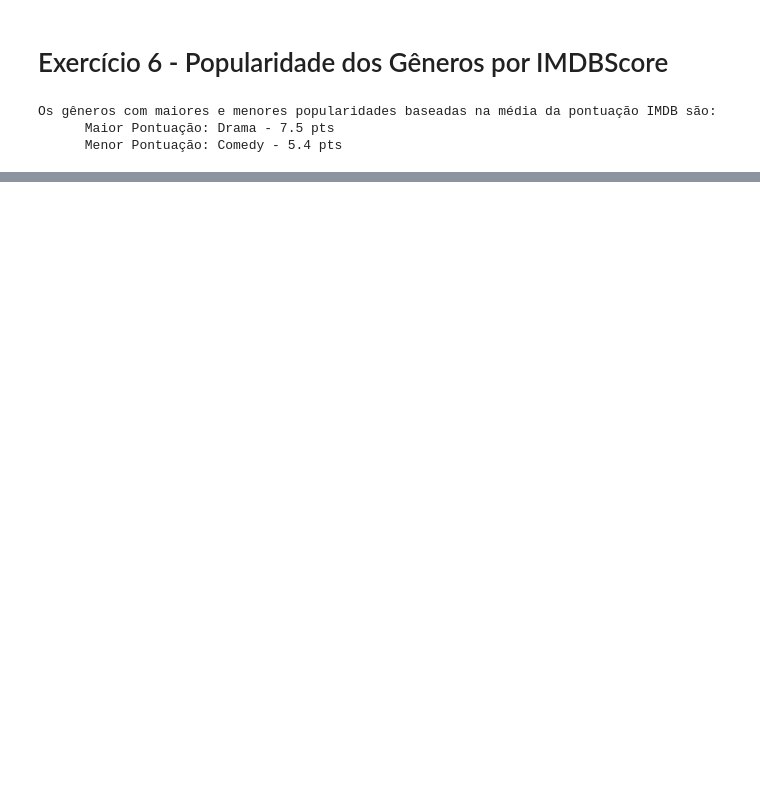
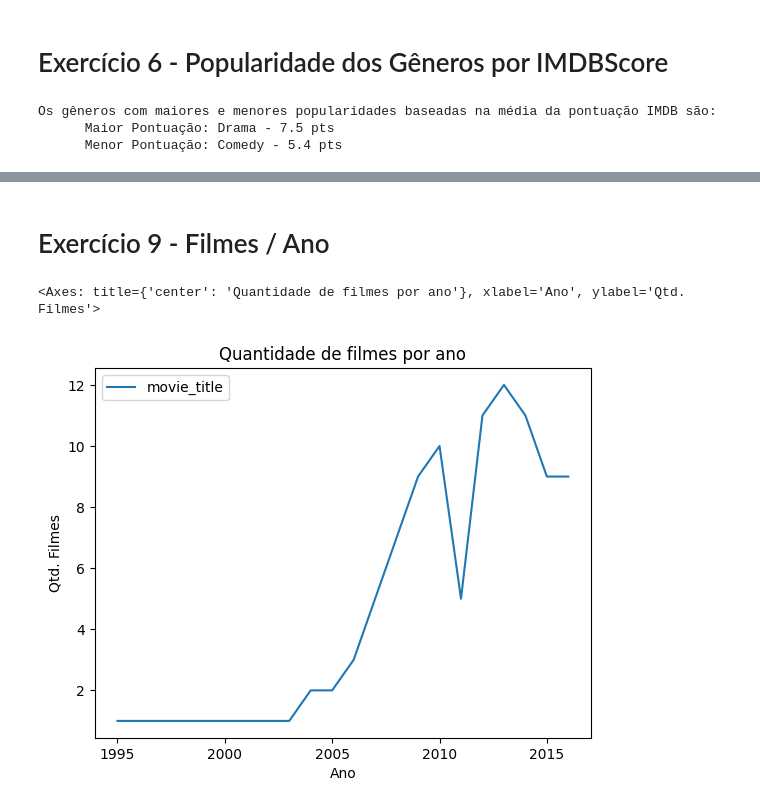
Before and after one commit to ltsmartins/AdaDS, a Jupyter notebook: TecnicasProgramacao/Ex06.ipynb, the cells around one changed output, grey strips where cells are left out. Saved outputs shown, nothing was run; the diff lists cells and outputs as text; code cells hidden in the pictures; blank space fills up the shorter version.

```diff
--- a/TecnicasProgramacao/Ex06.ipynb
+++ b/TecnicasProgramacao/Ex06.ipynb
@@ -128,0 +194,7 @@ Os gêneros com maiores e menores popularidades baseadas na média da pontuaçã
+# %% [markdown]
+# Exercício 9 - Filmes / Ano
+# %%
+df.groupby(df['title_year']).agg({'movie_title':'count'}).plot(title='Quantidade de filmes por ano', xlabel='Ano', ylabel='Qtd. Filmes')
+# %% [output]
+<Axes: title={'center': 'Quantidade de filmes por ano'}, xlabel='Ano', ylabel='Qtd. Filmes'>
+[figure, added]
```
Also changed, not shown: parts of 12 cells of this notebook.
